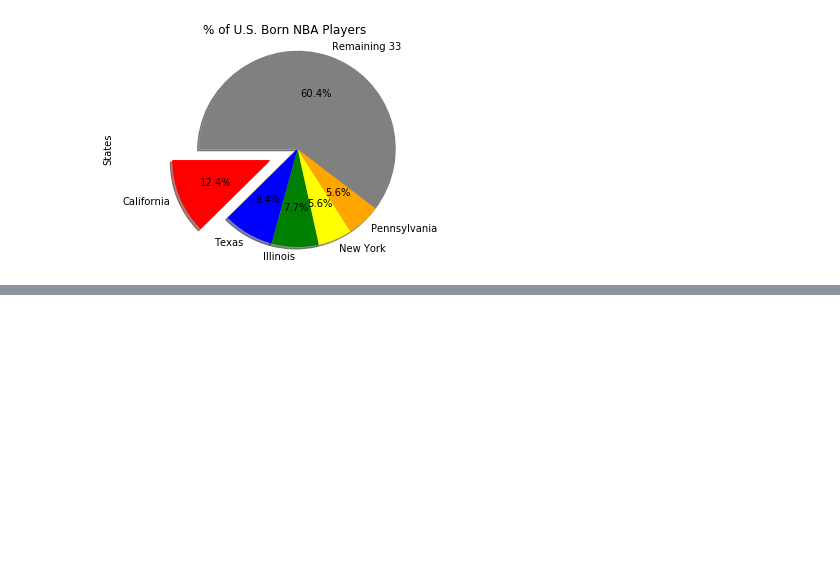
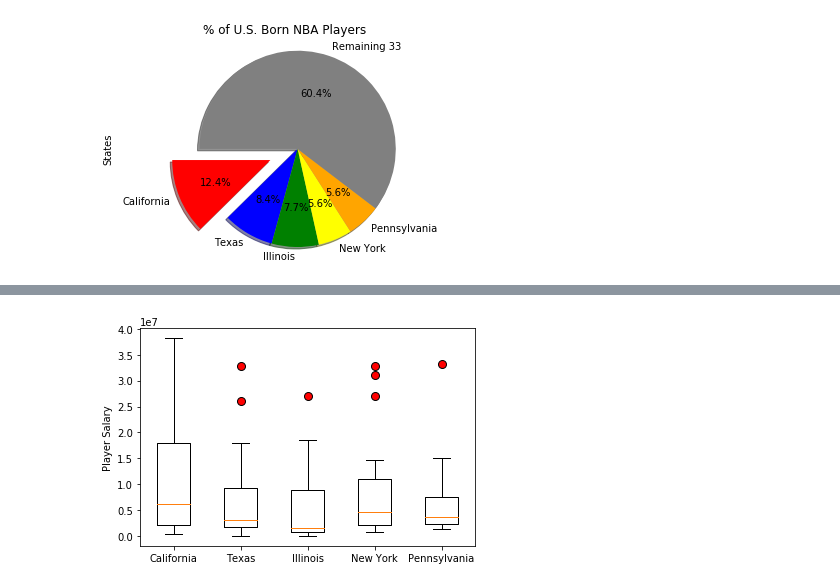
Before and after one commit to bbruzos/API-Project-, a Jupyter notebook: NBA_Player_Project.ipynb, the cells around one changed output, grey strips where cells are left out. Saved outputs shown, nothing was run; the diff lists cells and outputs as text; code cells hidden in the pictures; blank space fills up the shorter version.

Commit message:
finalized figures

```diff
--- a/NBA_Player_Project.ipynb
+++ b/NBA_Player_Project.ipynb
@@ -214,0 +208,22 @@ for state in state_list:
+# %%
+# Box plot calculations
+
+state_list= ['California', 'Texas', 'Illinois', 'New York', 'Pennsylvania']
+
+salary_list= []
+
+for state in state_list:
+
+    salary_series= merged_salary.loc[merged_salary['State']== state, 'Player Salary']
+
+    salary_list.append(salary_series)
+
+    quartiles = salary_series.quantile([.25,.5,.75])
+    lowerq = quartiles[0.25]
+    upperq = quartiles[0.75]
+    iqr = upperq-lowerq
+    lower_bound = lowerq - (1.5*iqr)
+    upper_bound = upperq + (1.5*iqr)
+
+
+    print(f" {state}'s potential outliers: {salary_series[(salary_series > upper_bound) | (salary_series < lower_bound)]}")
@@ -214,0 +243,15 @@ for state in state_list:
+# %%
+# Generating Box plot
+salary_plot= salary_list
+
+fig1, ax1= plt.subplots()
+ax1.set_ylabel('Player Salary')
+
+flierprops= dict(marker= 'o', markerfacecolor='r', markersize=8, linestyle='none')
+
+ax1.boxplot(salary_plot, flierprops=flierprops, labels= ['California', 'Texas', 'Illinois', 'New York', 'Pennsylvania'])
+
+plt.savefig('images/Bry/box_plot.pdf')
+plt.show()
+# %% [output]
+[figure, added]
```
Also changed, not shown: parts of 8 cells of this notebook.
